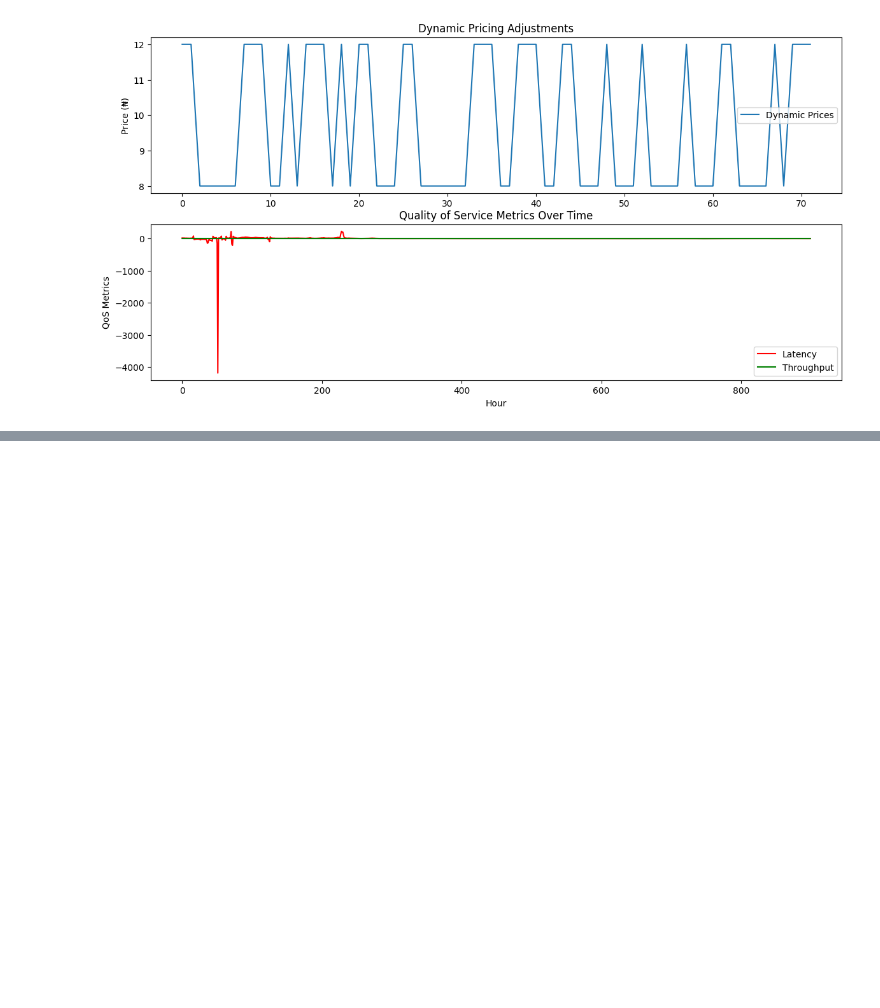
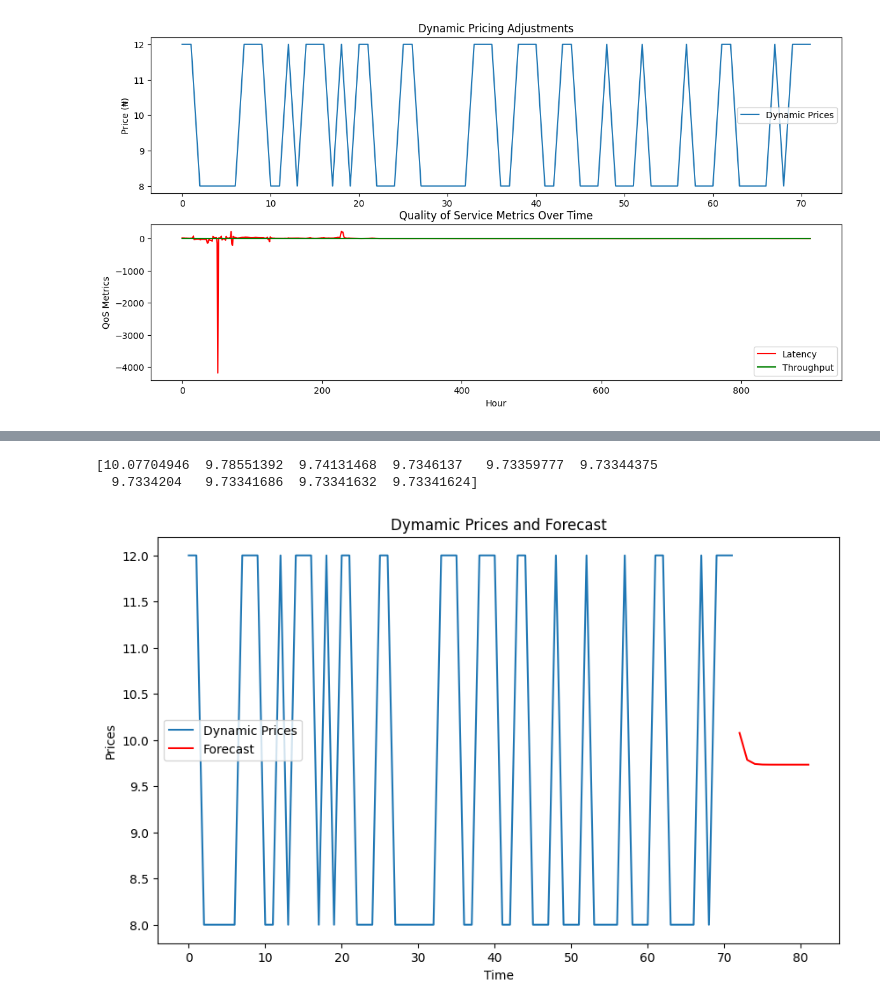
Before and after one commit to neyedhayo/LTE-network-pricing-pattern, a Jupyter notebook: build/notebooks/DynamicPricing.ipynb, the cells around one changed output, grey strips where cells are left out. Saved outputs shown, nothing was run; the diff lists cells and outputs as text; code cells hidden in the pictures; blank space fills up the shorter version.

```diff
--- a/build/notebooks/DynamicPricing.ipynb
+++ b/build/notebooks/DynamicPricing.ipynb
@@ -108,0 +148,10 @@ plt.show()
+# %%
+from statsmodels.tsa.arima.model import ARIMA
+
+# Fit an ARIMA model
+# Assuming the data is already stationary or made stationary through differencing
+model = ARIMA(dynamic_prices, order=(1, 1, 1))  # Adjust p, d, q based on your data
+fitted_model = model.fit()
+
+# Summary of the model
+print(fitted_model.summary())
@@ -108,0 +176,19 @@ plt.show()
+# %%
+# Forecasting next steps
+forecasts = fitted_model.forecast(steps=10)  # Forecast next 5 data points
+print(forecasts)
+# %% [output]
+[10.07704946  9.78551392  9.74131468  9.7346137   9.73359777  9.73344375
+  9.7334204   9.73341686  9.73341632  9.73341624]
+# %%
+# Plotting the forecast alongside the actual data
+plt.figure(figsize=(10, 6))
+plt.plot(dynamic_prices, label='Dynamic Prices')
+plt.plot(np.arange(len(dynamic_prices), len(dynamic_prices) + 10), forecasts, label='Forecast', color='red')
+plt.title('Dymamic Prices and Forecast')
+plt.xlabel('Time')
+plt.ylabel('Prices')
+plt.legend()
+plt.show()
+# %% [output]
+[figure, added]
```
Also changed, not shown: parts of 8 cells of this notebook.
